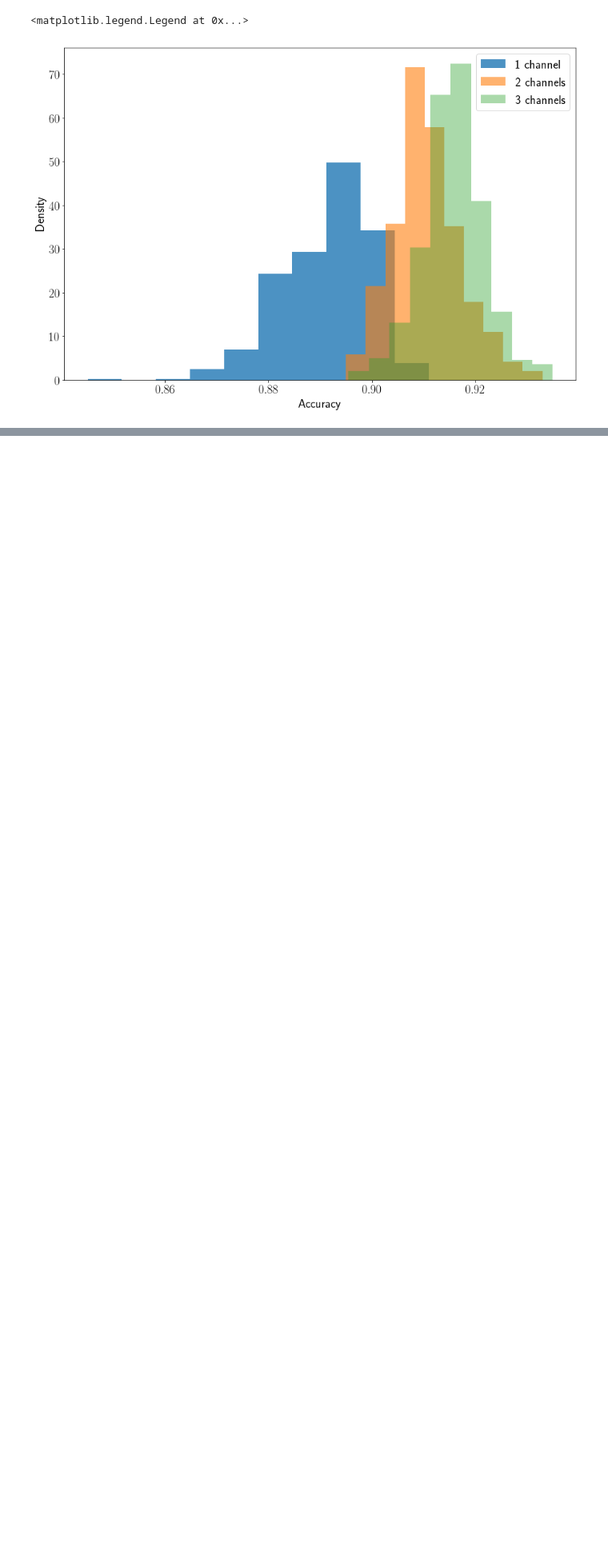
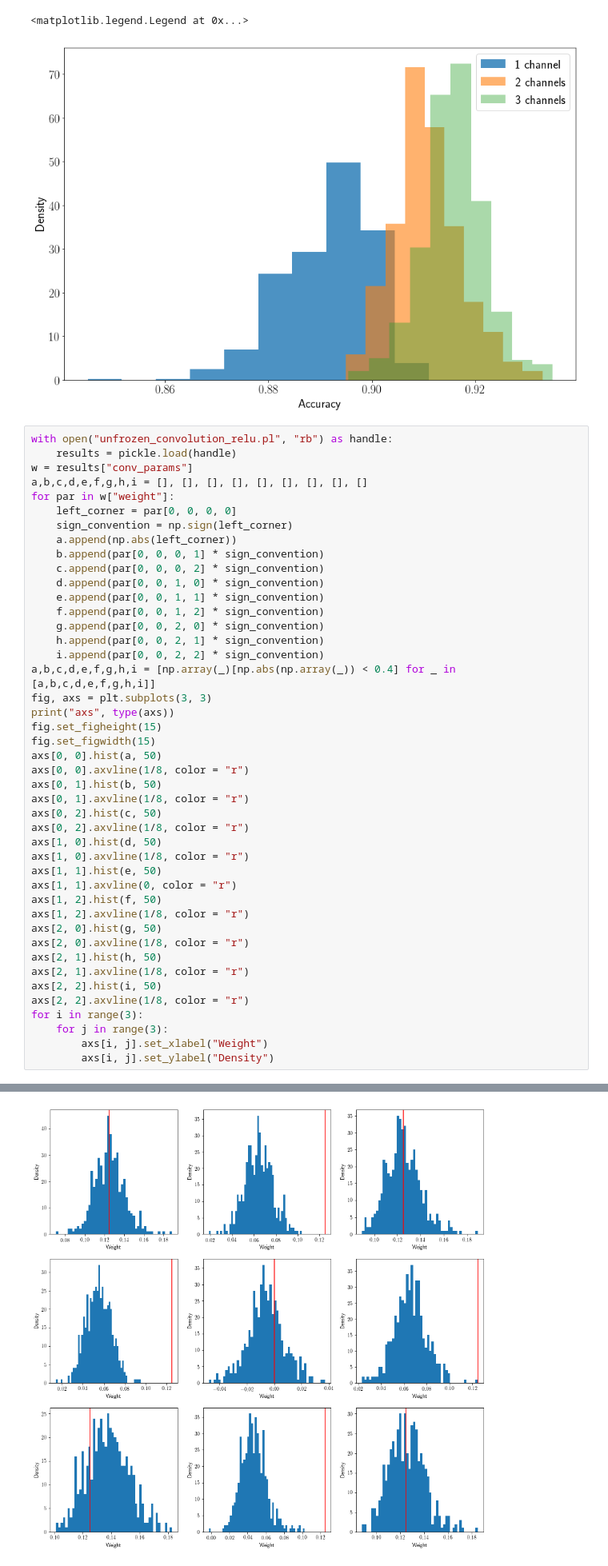
Before and after one commit to anhhuyalex/renormalization, a Jupyter notebook: supervised_convnet/t_2.269/3x3/Untitled.ipynb, the cells around one changed output, grey strips where cells are left out. Shown at 80% size. Cells and saved outputs as stored; diff of their text form; blank space fills up the shorter version.

```diff
--- a/supervised_convnet/t_2.269/3x3/Untitled.ipynb
+++ b/supervised_convnet/t_2.269/3x3/Untitled.ipynb
@@ -61,3 +81,48 @@ plt.legend()
 # %% [output]
 <matplotlib.legend.Legend at 0x...>
 [figure]
+# %%
+with open("unfrozen_convolution_relu.pl", "rb") as handle:
+    results = pickle.load(handle)
+w = results["conv_params"]
+a,b,c,d,e,f,g,h,i = [], [], [], [], [], [], [], [], []
+for par in w["weight"]:
+    left_corner = par[0, 0, 0, 0]
+    sign_convention = np.sign(left_corner)
+    a.append(np.abs(left_corner))
+    b.append(par[0, 0, 0, 1] * sign_convention)
+    c.append(par[0, 0, 0, 2] * sign_convention)
+    d.append(par[0, 0, 1, 0] * sign_convention)
+    e.append(par[0, 0, 1, 1] * sign_convention)
+    f.append(par[0, 0, 1, 2] * sign_convention)
+    g.append(par[0, 0, 2, 0] * sign_convention)
+    h.append(par[0, 0, 2, 1] * sign_convention)
+    i.append(par[0, 0, 2, 2] * sign_convention)
+a,b,c,d,e,f,g,h,i = [np.array(_)[np.abs(np.array(_)) < 0.4] for _ in [a,b,c,d,e,f,g,h,i]]
+fig, axs = plt.subplots(3, 3)
+print("axs", type(axs))
+fig.set_figheight(15)
+fig.set_figwidth(15)
+axs[0, 0].hist(a, 50)
+axs[0, 0].axvline(1/8, color = "r")
+axs[0, 1].hist(b, 50)
+axs[0, 1].axvline(1/8, color = "r")
+axs[0, 2].hist(c, 50)
+axs[0, 2].axvline(1/8, color = "r")
+axs[1, 0].hist(d, 50)
+axs[1, 0].axvline(1/8, color = "r")
+axs[1, 1].hist(e, 50)
+axs[1, 1].axvline(0, color = "r")
+axs[1, 2].hist(f, 50)
+axs[1, 2].axvline(1/8, color = "r")
+axs[2, 0].hist(g, 50)
+axs[2, 0].axvline(1/8, color = "r")
+axs[2, 1].hist(h, 50)
+axs[2, 1].axvline(1/8, color = "r")
+axs[2, 2].hist(i, 50)
+axs[2, 2].axvline(1/8, color = "r")
+for i in range(3):
+    for j in range(3):
+        axs[i, j].set_xlabel("Weight")
+        axs[i, j].set_ylabel("Density")
+# %% [output]
@@ -63,0 +130 @@ plt.legend()
+[figure, added]
```
Also changed, not shown: parts of 8 cells of this notebook, 6 other files.
